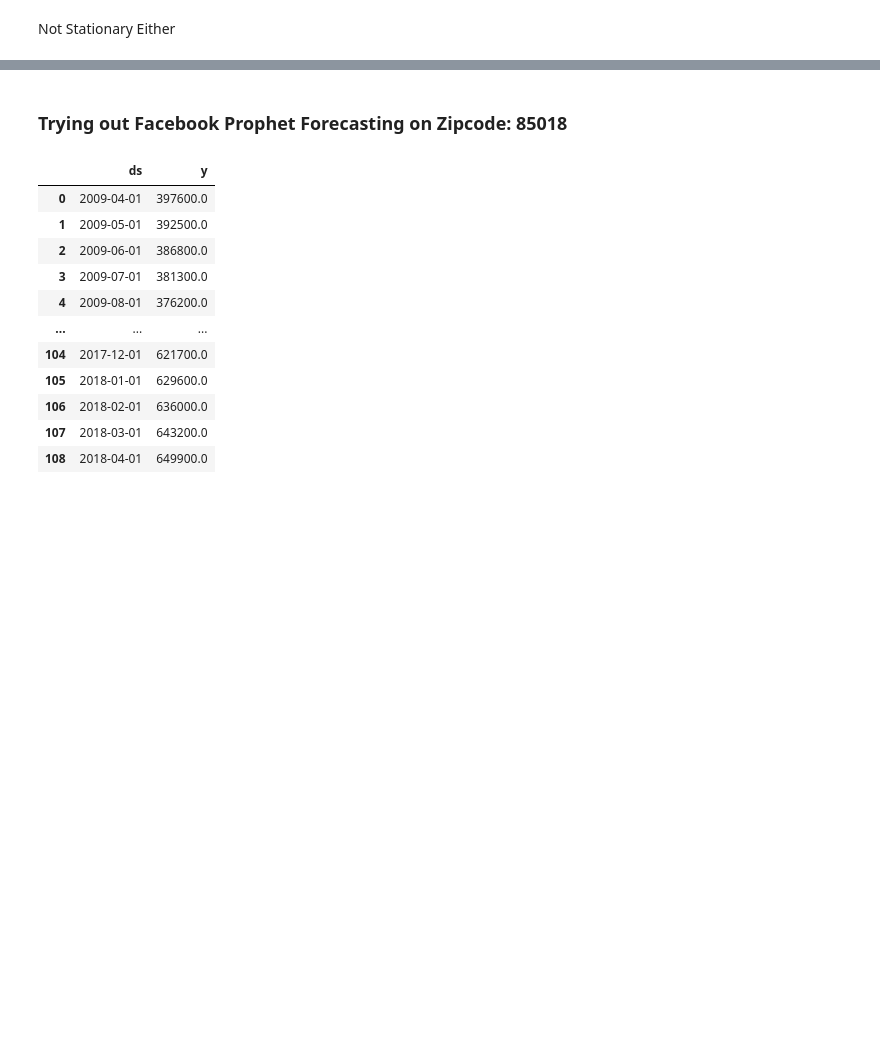
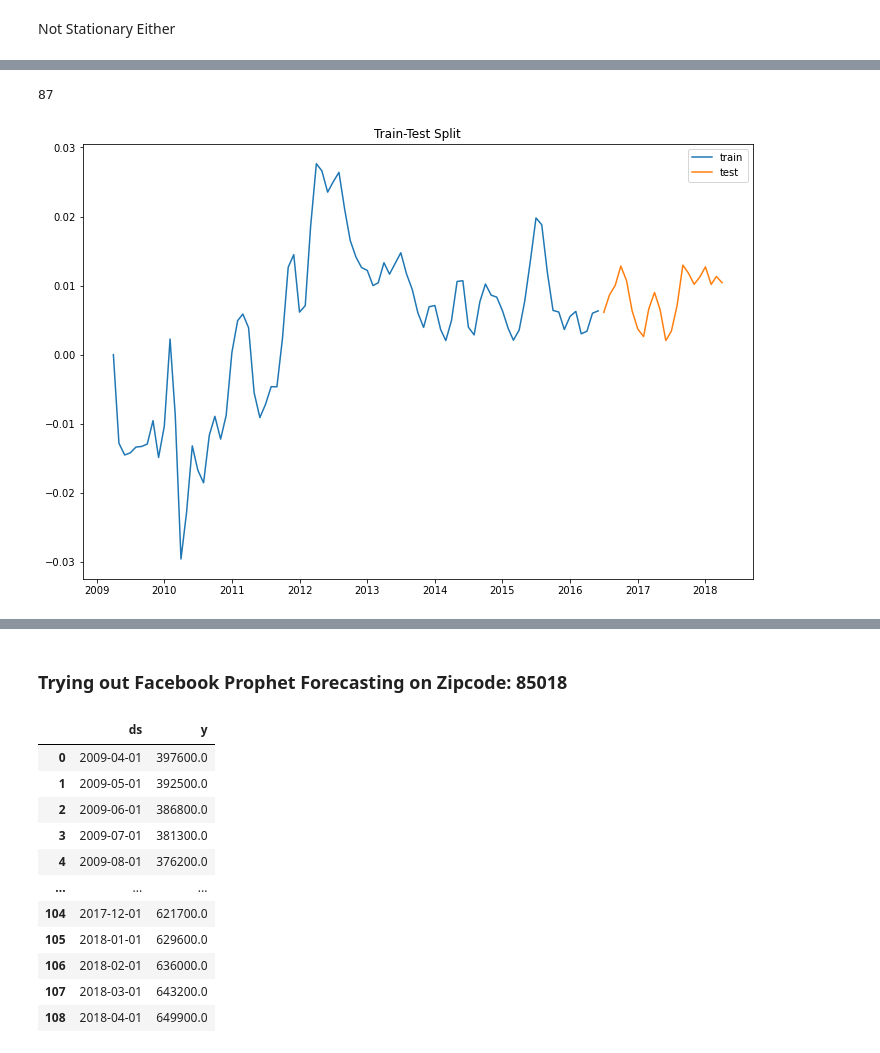
Before and after one commit to MatthewR1021/Zillow_Time_Series, a Jupyter notebook: jerry.ipynb, the cells around one changed output, grey strips where cells are left out. Drawn from its saved outputs; the diff is of its cells as text; code cells hidden in the pictures; blank space fills up the shorter version.

```diff
--- a/jerry.ipynb
+++ b/jerry.ipynb
@@ -310,0 +503,3 @@ Not Stationary Either
+# %%
+ts = resampled.loc[85018,['growth']]
+ts
@@ -310,0 +521,17 @@ Not Stationary Either
+# %%
+cutoff = round(ts.shape[0]*0.8)
+cutoff
+# %% [output]
+87
+# %%
+train = ts[:cutoff]
+
+test = ts[cutoff:]
+
+fig, ax = plt.subplots(figsize=(12, 8))
+ax.plot(train, label='train')
+ax.plot(test, label='test')
+ax.set_title('Train-Test Split');
+plt.legend();
+# %% [output]
+[figure, added]
```
Also changed, not shown: parts of 36 cells of this notebook.
